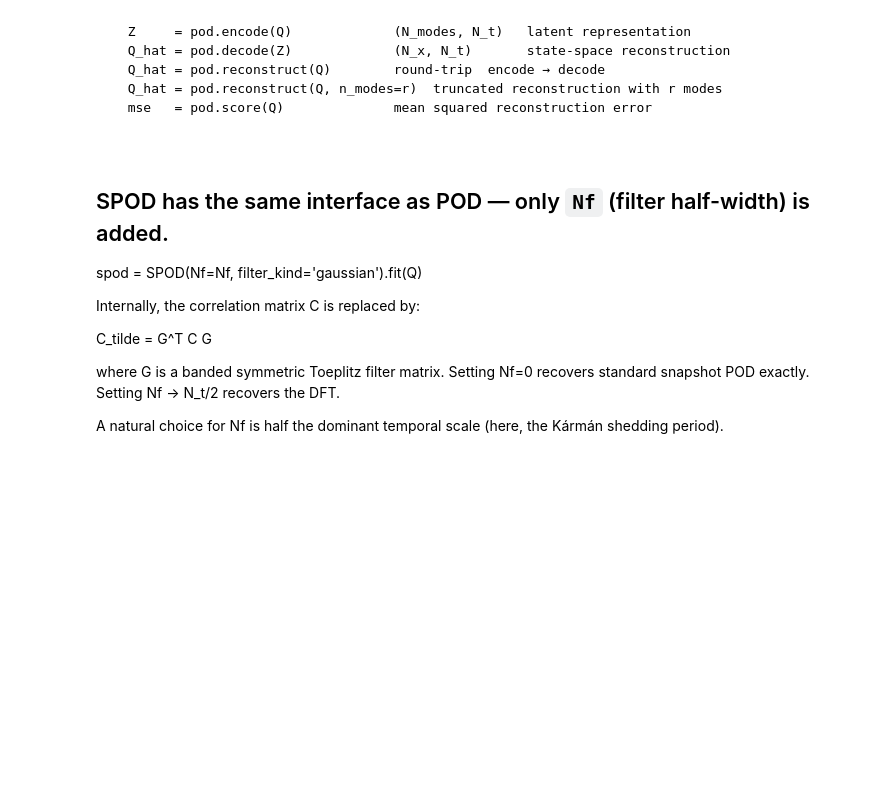
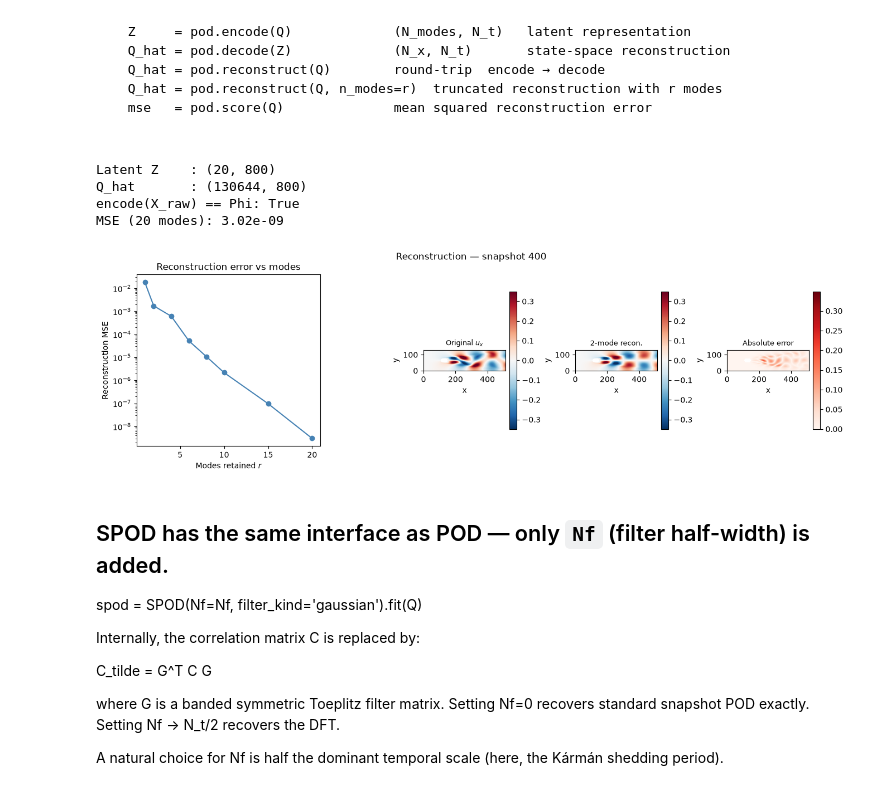
Before and after one commit to andreanovoa/real-time-bias-aware-DA, a Jupyter notebook: scripts/tutorials/3_Introduction_to_ROMs/31_POD_SPOD.ipynb, the cells around one changed output. Saved outputs shown, nothing was run; the diff lists cells and outputs as text; code cells hidden in the pictures; blank space fills up the shorter version.

```diff
--- a/scripts/tutorials/3_Introduction_to_ROMs/31_POD_SPOD.ipynb
+++ b/scripts/tutorials/3_Introduction_to_ROMs/31_POD_SPOD.ipynb
@@ -207,39 +233,45 @@ print(f'MSE ({N_modes} modes): {mse_full:.2e}')
 
 # Reconstruction error vs number of modes retained
 mode_range = [1, 2, 4, 6, 8, 10, 15, 20]
-mse_list   = [float(np.mean((Q - pod.Psi[:, :r] @ pod.Psi[:, :r].T @ Q) ** 2))
+mse_list   = [float(np.mean((Q - pod.Psi[:, :r] @ (pod.Psi[:, :r].T @ Q)) ** 2))
               for r in mode_range]
 
 snap_idx = N_t // 2
-Q_r2     = pod.Psi[:, :2] @ pod.Psi[:, :2].T @ Q   # 2-mode zero-mean reconstruction
+Q_r2     = pod.Psi[:, :2] @ (pod.Psi[:, :2].T @ Q)  # 2-mode zero-mean reconstruction
 vmax     = np.nanpercentile(np.abs(to_grid(Q[:N_fluid, snap_idx])), 98)
 
 fig = plt.figure(figsize=(16, 4))
 gs  = gridspec.GridSpec(1, 2, figure=fig, width_ratios=[1, 2.2], wspace=0.35)
 
 # left: MSE vs modes
 ax_mse = fig.add_subplot(gs[0])
 ax_mse.semilogy(mode_range, mse_list, 'o-', color='steelblue')
 ax_mse.set(xlabel='Modes retained $r$', ylabel='Reconstruction MSE',
            title='Reconstruction error vs modes')
 
 # right: three flow-field panels
 gs_right = gs[1].subgridspec(1, 3, wspace=0.5)
 for col, (data, title, cmap) in enumerate([
         (to_grid(Q[:N_fluid, snap_idx]),                                    'Original $u_x$', 'RdBu_r'),
         (to_grid(Q_r2[:N_fluid, snap_idx]),                                 '2-mode recon.',  'RdBu_r'),
         (to_grid(np.abs(Q[:N_fluid, snap_idx] - Q_r2[:N_fluid, snap_idx])), 'Absolute error', 'Reds'),
     ]):
     ax = fig.add_subplot(gs_right[col])
     kw = dict(vmin=-vmax, vmax=vmax) if cmap == 'RdBu_r' else dict(vmin=0, vmax=vmax)
     im = ax.pcolormesh(data.T, cmap=cmap, shading='auto', **kw)
     plt.colorbar(im, ax=ax, shrink=0.8, pad=0.04)
     ax.set_title(title, fontsize=9)
     ax.set_aspect('equal')
     ax.set_xlabel('x'); ax.set_ylabel('y')
 
 fig.suptitle(f'Reconstruction — snapshot {snap_idx}', fontsize=12)
 plt.show()
+# %% [output]
+Latent Z    : (20, 800)
+Q_hat       : (130644, 800)
+encode(X_raw) == Phi: True
+MSE (20 modes): 3.02e-09
+[figure, added]
 # %% [markdown]
 ## SPOD has the same interface as POD — only `Nf` (filter half-width) is added.
 
```
Also changed, not shown: parts of 9 cells of this notebook, 4 other files.
